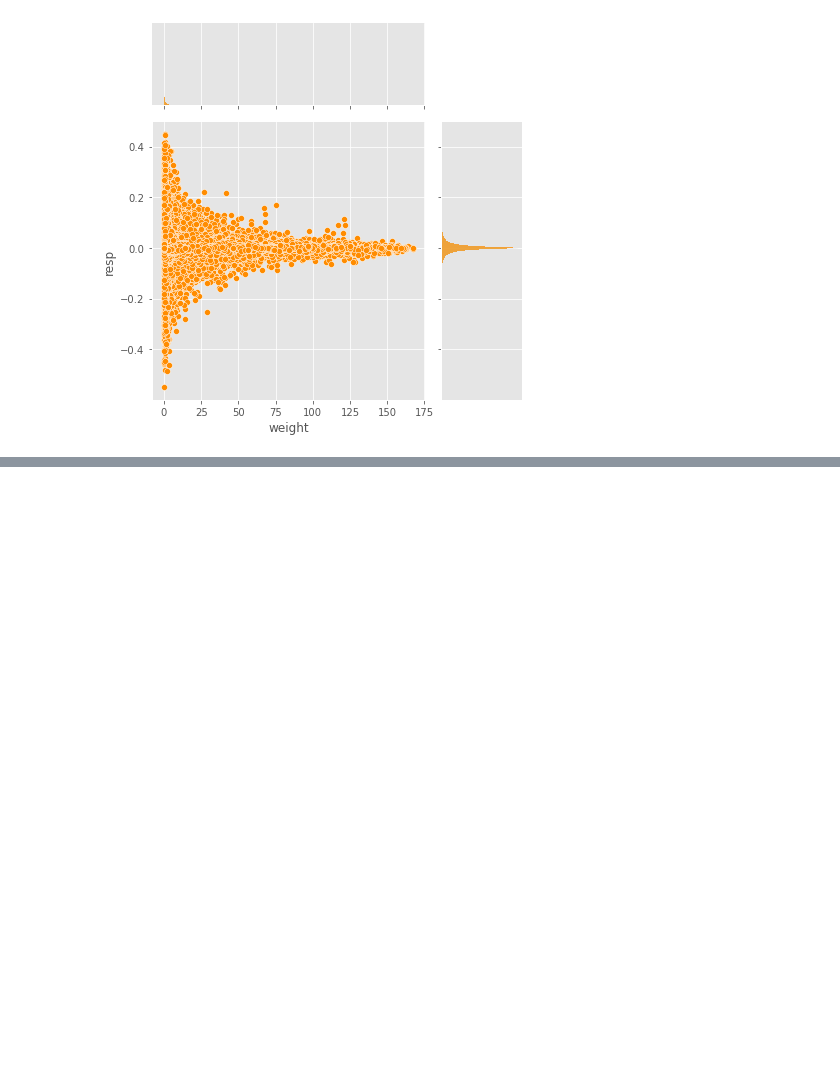
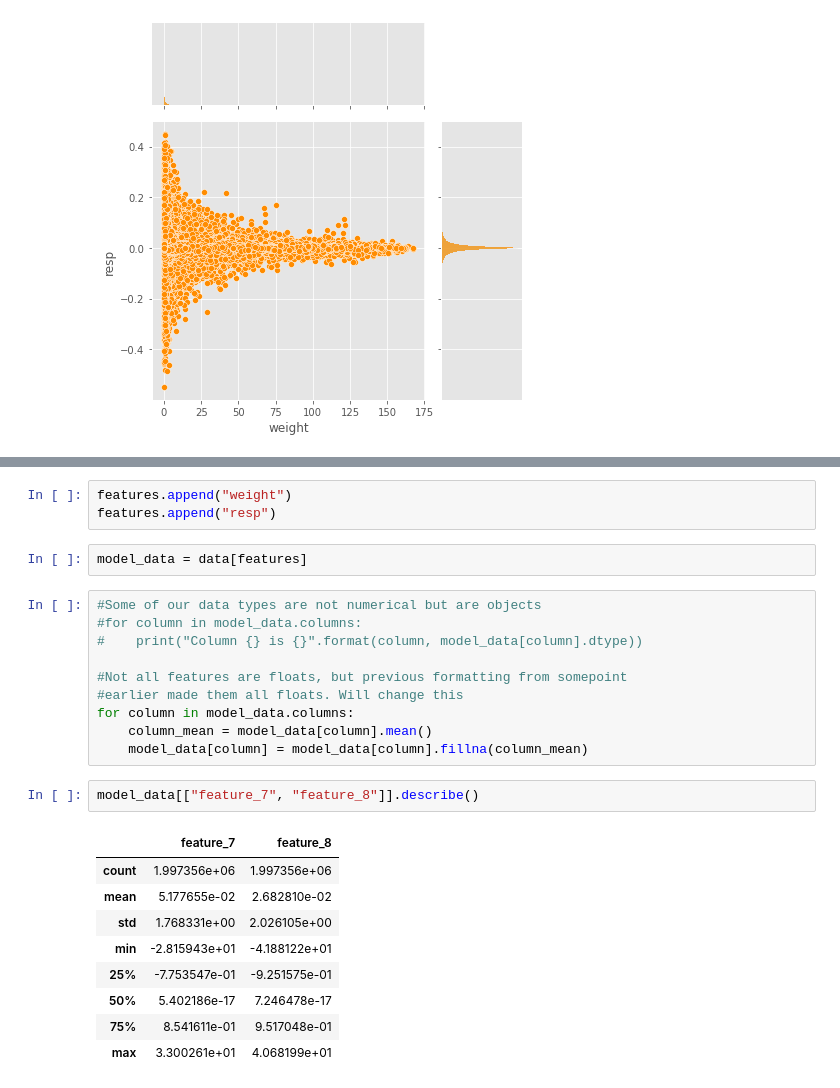
Before and after one commit to mkmuriithi/JaneStreetMarketPrediction, a Jupyter notebook: JaneStreet Exploratory Data Analysis.ipynb, the cells around one changed output, grey strips where cells are left out. Cells and saved outputs as stored; diff of their text form; blank space fills up the shorter version.

```diff
--- a/JaneStreet Exploratory Data Analysis.ipynb
+++ b/JaneStreet Exploratory Data Analysis.ipynb
@@ -230,0 +286,27 @@ What are the benefits?
+# %%
+features.append("weight")
+features.append("resp")
+# %%
+model_data = data[features]
+# %%
+#Some of our data types are not numerical but are objects
+#for column in model_data.columns:
+#    print("Column {} is {}".format(column, model_data[column].dtype))
+
+#Not all features are floats, but previous formatting from somepoint
+#earlier made them all floats. Will change this
+for column in model_data.columns:
+    column_mean = model_data[column].mean()
+    model_data[column] = model_data[column].fillna(column_mean)
+# %%
+model_data[["feature_7", "feature_8"]].describe()
+# %% [output]
+|  | feature_7 | feature_8 |
+| count | 1.997356e+06 | 1.997356e+06 |
+| mean | 5.177655e-02 | 2.682810e-02 |
+| std | 1.768331e+00 | 2.026105e+00 |
+| min | -2.815943e+01 | -4.188122e+01 |
+| 25% | -7.753547e-01 | -9.251575e-01 |
+| 50% | 5.402186e-17 | 7.246478e-17 |
+| 75% | 8.541611e-01 | 9.517048e-01 |
+| max | 3.300261e+01 | 4.068199e+01 |
```
Also changed, not shown: parts of 25 cells of this notebook.
